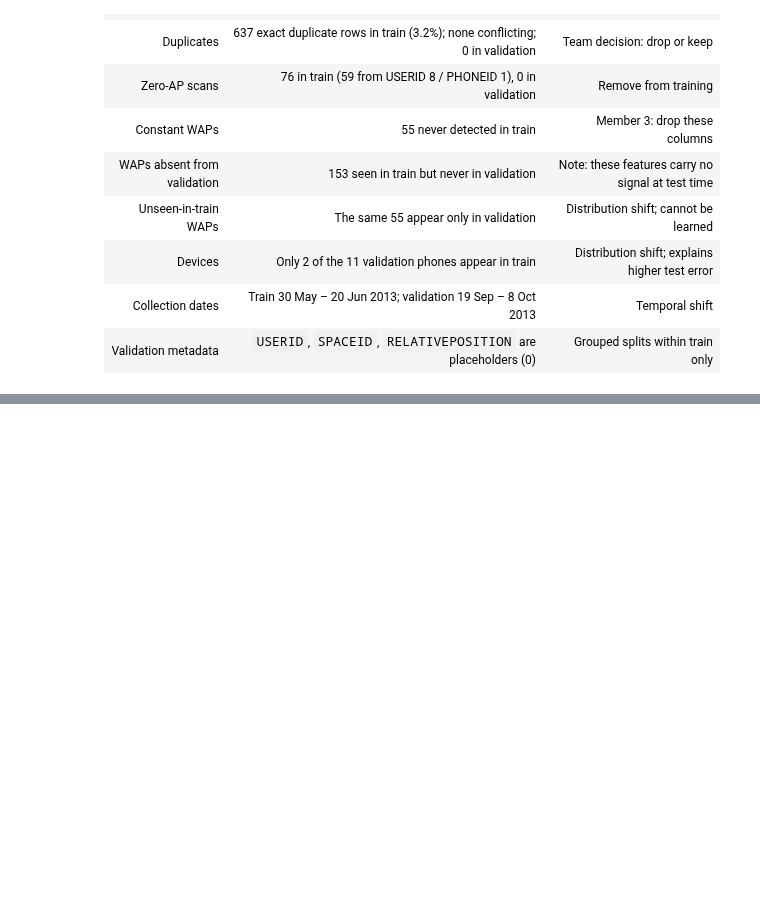
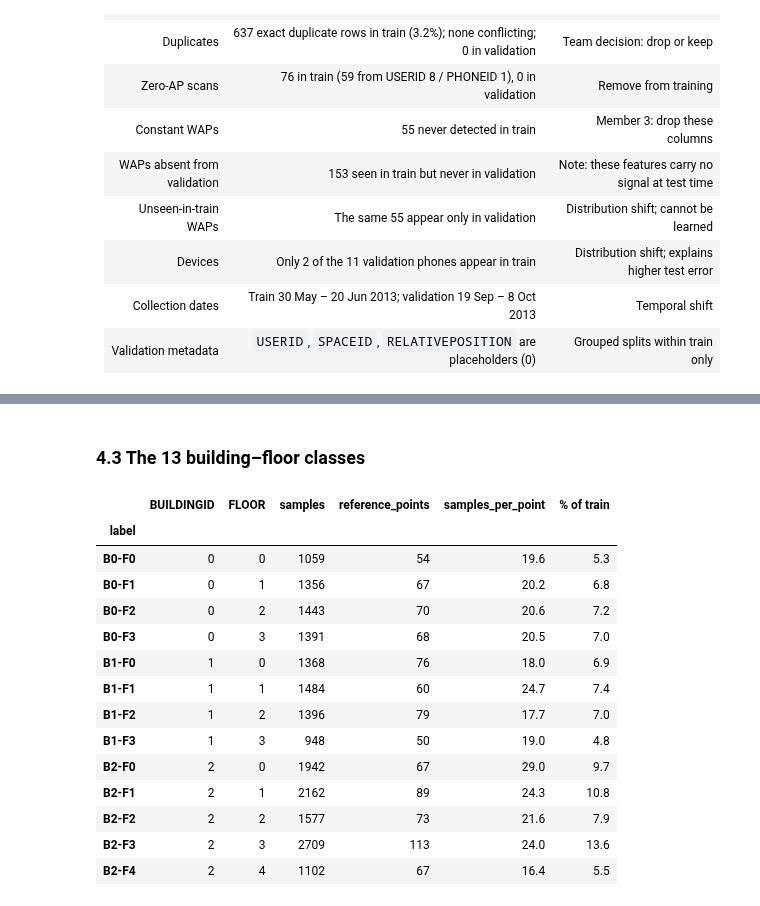
Before and after one commit to Hashicy/indoor-wifi-positioning, a Jupyter notebook: notebooks/01_dataset_eda.ipynb, the cells around one changed output, grey strips where cells are left out. Cells and saved outputs as stored; diff of their text form; code cells hidden in the pictures; blank space fills up the shorter version.

```diff
--- a/notebooks/01_dataset_eda.ipynb
+++ b/notebooks/01_dataset_eda.ipynb
@@ -352,0 +493,31 @@ cross-validation errors within the training file. That is expected and is not a
+# %% [markdown]
+### 4.3 The 13 building–floor classes
+# %%
+keys = ["BUILDINGID", "FLOOR"]
+samples = train.groupby(keys).size().rename("samples")
+
+# A reference point = a unique (longitude, latitude) position where scans were taken
+ref_pts = (train[keys + ["LONGITUDE", "LATITUDE"]].drop_duplicates()
+                .groupby(keys).size().rename("reference_points"))
+
+classes = pd.concat([samples, ref_pts], axis=1).reset_index()
+classes["samples_per_point"] = (classes["samples"] / classes["reference_points"]).round(1)
+classes["% of train"] = (classes["samples"] / len(train) * 100).round(1)
+classes["label"] = "B" + classes["BUILDINGID"].astype(str) + "-F" + classes["FLOOR"].astype(str)
+display(classes.set_index("label"))
+# %% [output]
+|  | BUILDINGID | FLOOR | samples | reference_points | samples_per_point | % of train |
+| label |  |  |  |  |  |  |
+| B0-F0 | 0 | 0 | 1059 | 54 | 19.6 | 5.3 |
+| B0-F1 | 0 | 1 | 1356 | 67 | 20.2 | 6.8 |
+| B0-F2 | 0 | 2 | 1443 | 70 | 20.6 | 7.2 |
+| B0-F3 | 0 | 3 | 1391 | 68 | 20.5 | 7.0 |
+| B1-F0 | 1 | 0 | 1368 | 76 | 18.0 | 6.9 |
+| B1-F1 | 1 | 1 | 1484 | 60 | 24.7 | 7.4 |
+| B1-F2 | 1 | 2 | 1396 | 79 | 17.7 | 7.0 |
+| B1-F3 | 1 | 3 | 948 | 50 | 19.0 | 4.8 |
+| B2-F0 | 2 | 0 | 1942 | 67 | 29.0 | 9.7 |
+| B2-F1 | 2 | 1 | 2162 | 89 | 24.3 | 10.8 |
+| B2-F2 | 2 | 2 | 1577 | 73 | 21.6 | 7.9 |
+| B2-F3 | 2 | 3 | 2709 | 113 | 24.0 | 13.6 |
+| B2-F4 | 2 | 4 | 1102 | 67 | 16.4 | 5.5 |
```
Also changed, not shown: parts of 14 cells of this notebook, 4 other files.
